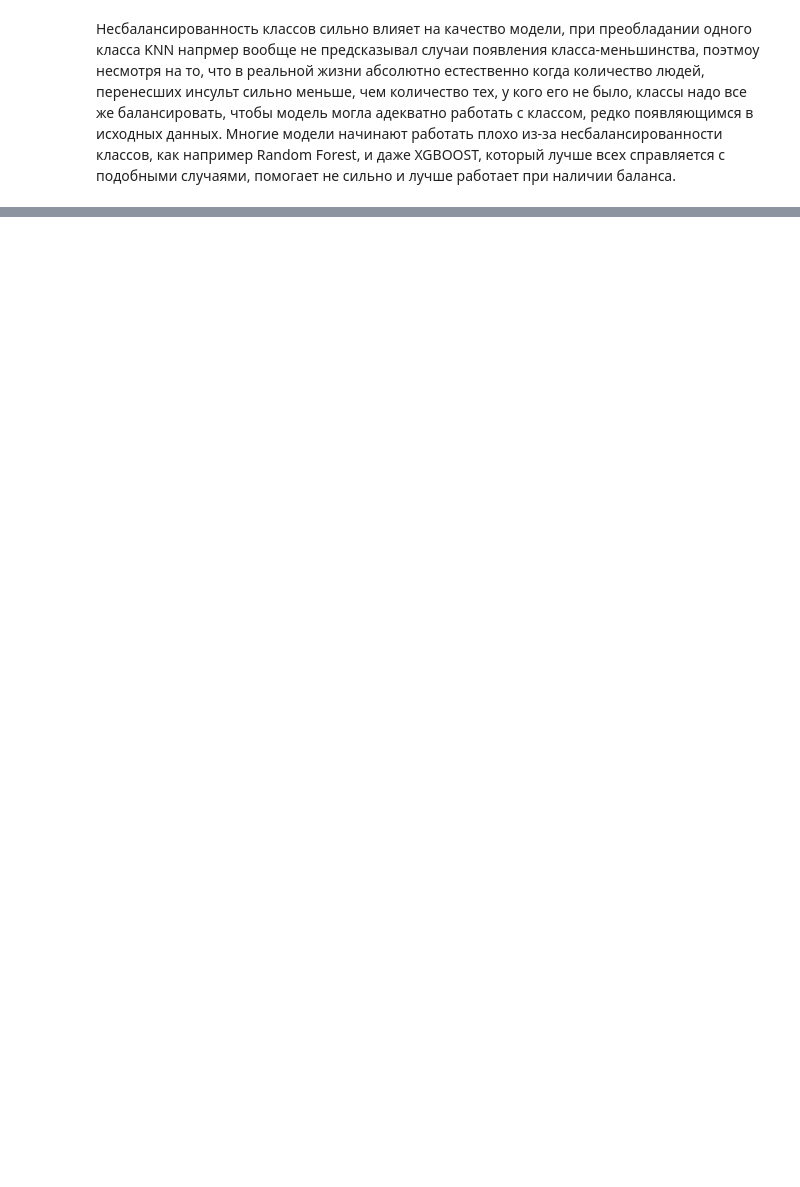
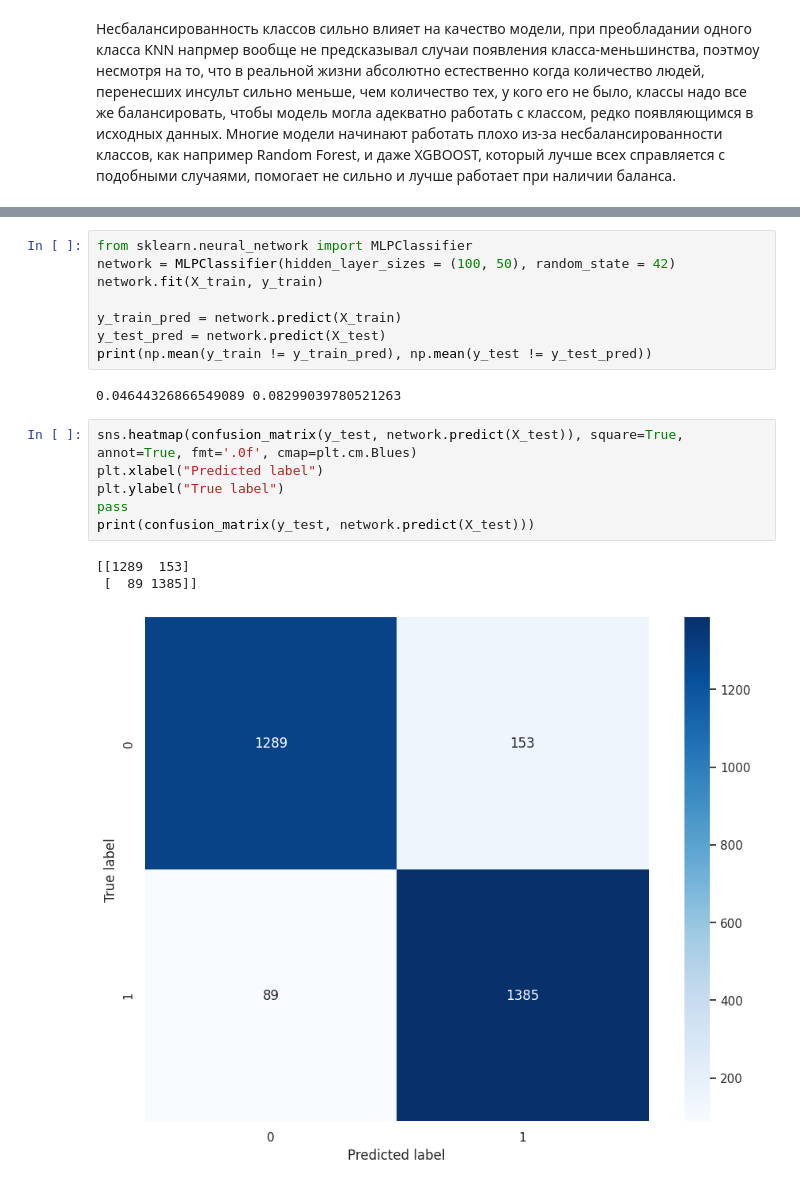
Before and after one commit to Dmitry145/ML-Mag, a Jupyter notebook: ML_Mag.ipynb, the cells around one changed output, grey strips where cells are left out. Saved outputs shown, nothing was run; the diff lists cells and outputs as text; blank space fills up the shorter version.

```diff
--- a/ML_Mag.ipynb
+++ b/ML_Mag.ipynb
@@ -730,0 +758,20 @@ print(confusion_matrix(y_test, rfc.predict(X_test)))
+# %%
+from sklearn.neural_network import MLPClassifier
+network = MLPClassifier(hidden_layer_sizes = (100, 50), random_state = 42)
+network.fit(X_train, y_train)
+
+y_train_pred = network.predict(X_train)
+y_test_pred = network.predict(X_test)
+print(np.mean(y_train != y_train_pred), np.mean(y_test != y_test_pred))
+# %% [output]
+0.04644326866549089 0.08299039780521263
+# %%
+sns.heatmap(confusion_matrix(y_test, network.predict(X_test)), square=True, annot=True, fmt='.0f', cmap=plt.cm.Blues)
+plt.xlabel("Predicted label")
+plt.ylabel("True label")
+pass
+print(confusion_matrix(y_test, network.predict(X_test)))
+# %% [output]
+[[1289  153]
+ [  89 1385]]
+[figure, added]
```
Also changed, not shown: parts of 41 cells of this notebook.
